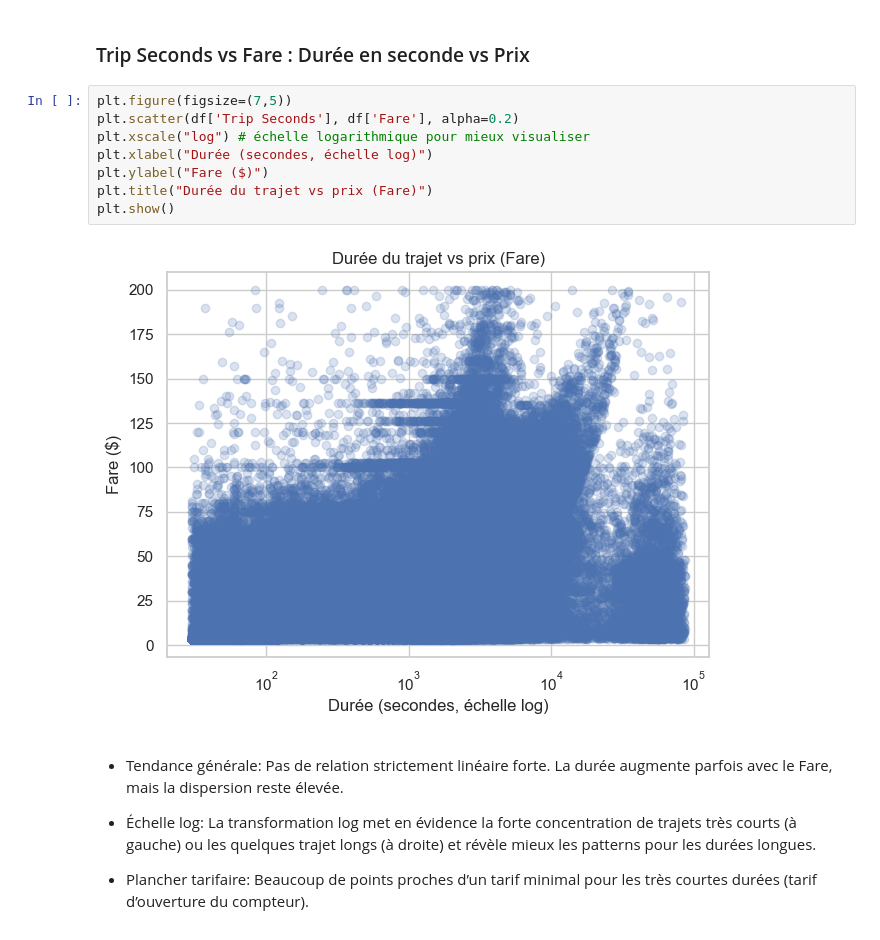
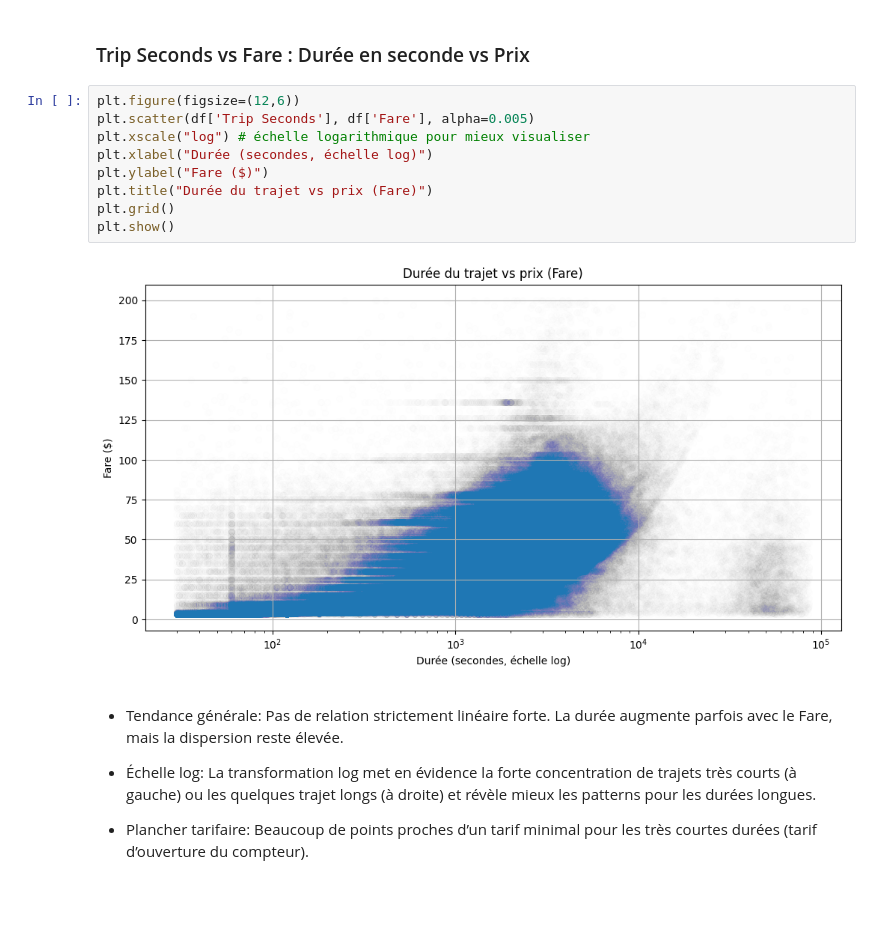
Before and after one commit to jbcheze/Predicting_Airline_Ticket_Prices, a Jupyter notebook: notebook/JB_Taxi_suite.ipynb, the cells around one changed output. Saved outputs shown, nothing was run; the diff lists cells and outputs as text; blank space fills up the shorter version.

```diff
--- a/notebook/JB_Taxi_suite.ipynb
+++ b/notebook/JB_Taxi_suite.ipynb
@@ -1411,15 +1410,16 @@ plt.show()
 # %% [markdown]
 ### Trip Seconds vs Fare : Durée en seconde vs Prix
 # %%
-plt.figure(figsize=(7,5))
-plt.scatter(df['Trip Seconds'], df['Fare'], alpha=0.2)
+plt.figure(figsize=(12,6))
+plt.scatter(df['Trip Seconds'], df['Fare'], alpha=0.005)
 plt.xscale("log") # échelle logarithmique pour mieux visualiser
 plt.xlabel("Durée (secondes, échelle log)")
 plt.ylabel("Fare ($)")
 plt.title("Durée du trajet vs prix (Fare)")
+plt.grid()
 plt.show()
 # %% [output]
-[figure, old version]
+[figure, new version]
 # %% [markdown]
 - Tendance générale: Pas de relation strictement linéaire forte. La durée augmente parfois avec le Fare, mais la dispersion reste élevée.
 
```
Also changed, not shown: parts of 37 cells of this notebook.
